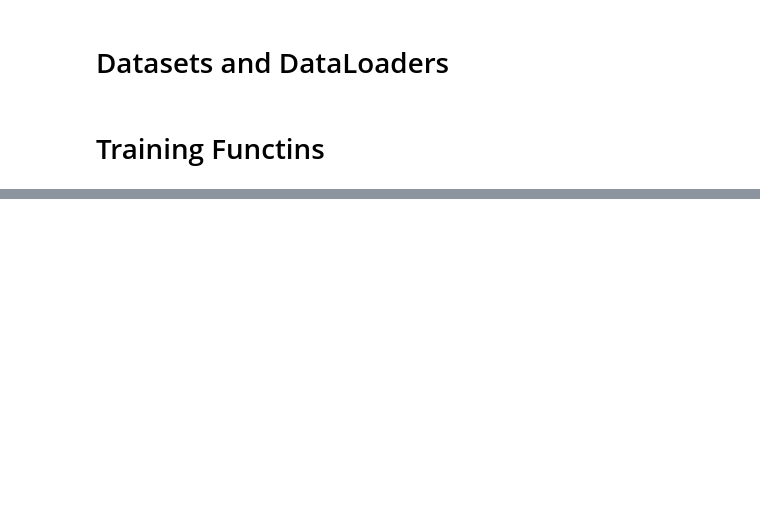
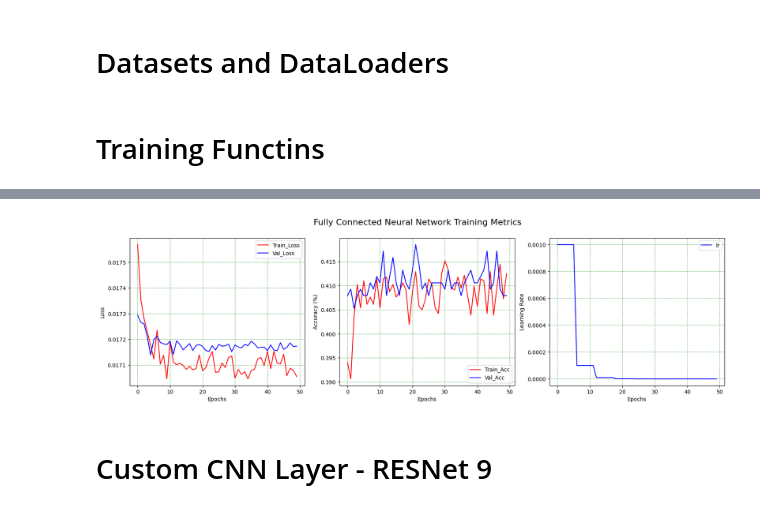
Before and after one commit to MetronWard/Computer-Vision-Course, a Jupyter notebook: Chapter_2_Convolution_Layers.ipynb, the cells around one changed output, grey strips where cells are left out. Saved outputs shown, nothing was run; the diff lists cells and outputs as text; code cells hidden in the pictures; blank space fills up the shorter version.

```diff
--- a/Chapter_2_Convolution_Layers.ipynb
+++ b/Chapter_2_Convolution_Layers.ipynb
@@ -157,0 +160,27 @@ def fit(model, train_dataloader, val_dataloader, criterion, optimizer, scheduler
+# %%
+class FC_Model(nn.Module):
+  def __init__(self, skeleton:list, num_classes):
+    super().__init__()
+    layer_list = []
+    for i in range(len(skeleton) -1):
+      layer_list.append(nn.Linear(skeleton[i], skeleton[i+1]))
+      layer_list.append(nn.BatchNorm1d(skeleton[i+1]))
+      layer_list.append(nn.Dropout1d(0.5))
+      layer_list.append(nn.ReLU())
+    layer_list.append(nn.Linear(skeleton[-1], num_classes))
+    self.model = nn.Sequential(*layer_list)
+
+  def forward(self, images):
+    inputs = images.view(images.shape[0], -1)
+    output = self.model(inputs)
+    return output
+# %%
+model = FC_Model(skeleton=[img_size[0]*img_size[1]*3, 500, 300, 200, 100, 50, 20], num_classes=3).cuda()
+# %%
+criterion = nn.CrossEntropyLoss()
+optimizer = optim.Adam(model.parameters(), lr=lr)
+scheduler = lr_scheduler.ReduceLROnPlateau(optimizer=optimizer, mode="min", patience=5, factor=0.1)
+# %%
+fc_df = fit(model=model, train_dataloader=train_dl, val_dataloader=val_dl,
+            criterion=criterion, optimizer=optimizer, scheduler=scheduler,
+            epochs=50, experiment_name="fully_connected")
@@ -157,0 +249,21 @@ def fit(model, train_dataloader, val_dataloader, criterion, optimizer, scheduler
+# %%
+fig, ax = plt.subplots(1, 3, figsize=(20, 5), sharex=True)
+
+fc_df.plot(ax=ax[0], y=[0, 2], style=["r", "b"])
+fc_df.plot(ax=ax[1], y=[1, 3], style=["r", "b"])
+fc_df.plot(ax=ax[2], y=[4], style=["b"])
+
+for i in range(3):
+  ax[i].set_xlabel("Epochs")
+  ax[i].grid(which="major", axis="both", color="g", linestyle=":")
+
+ax[0].set_ylabel("Loss")
+ax[1].set_ylabel("Accuracy (%)")
+ax[2].set_ylabel("Learning Rate")
+
+fig.suptitle('Fully Connected Neural Network Training Metrics', fontsize=16,)
+plt.show()
+# %% [output]
+[figure, added]
+# %% [markdown]
+# Custom CNN Layer - RESNet 9
```
Also changed, not shown: parts of 22 cells of this notebook.
